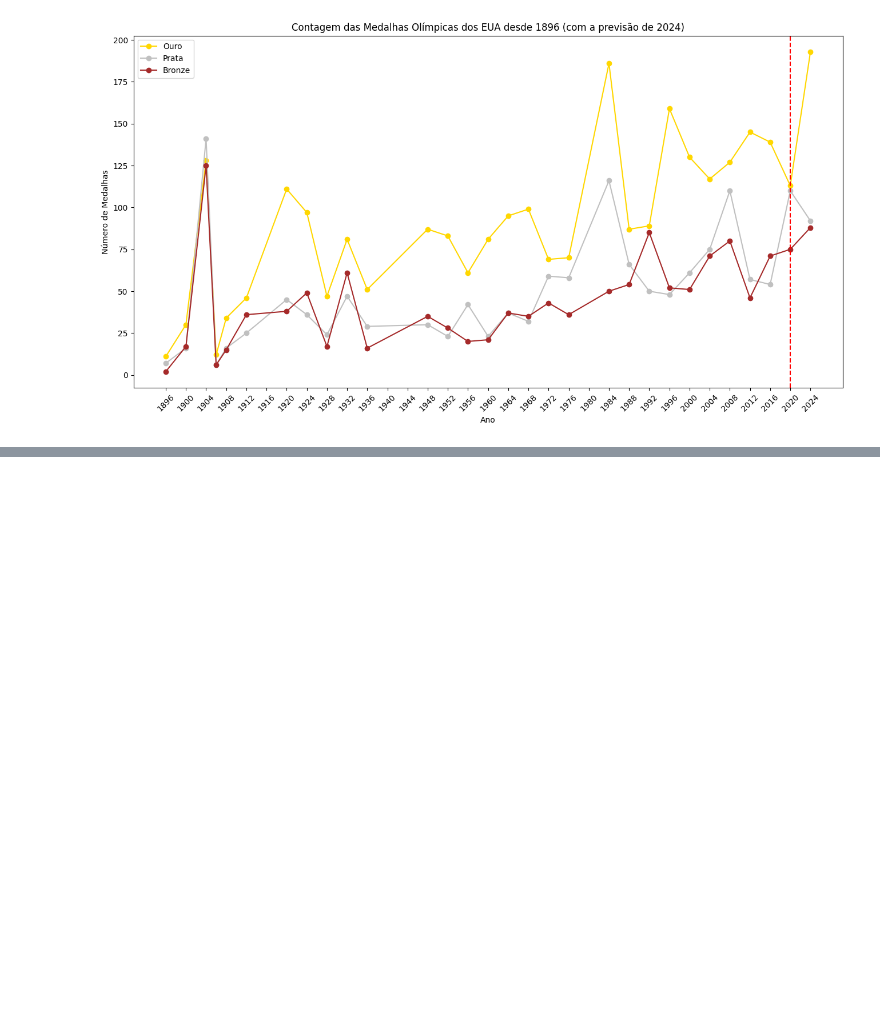
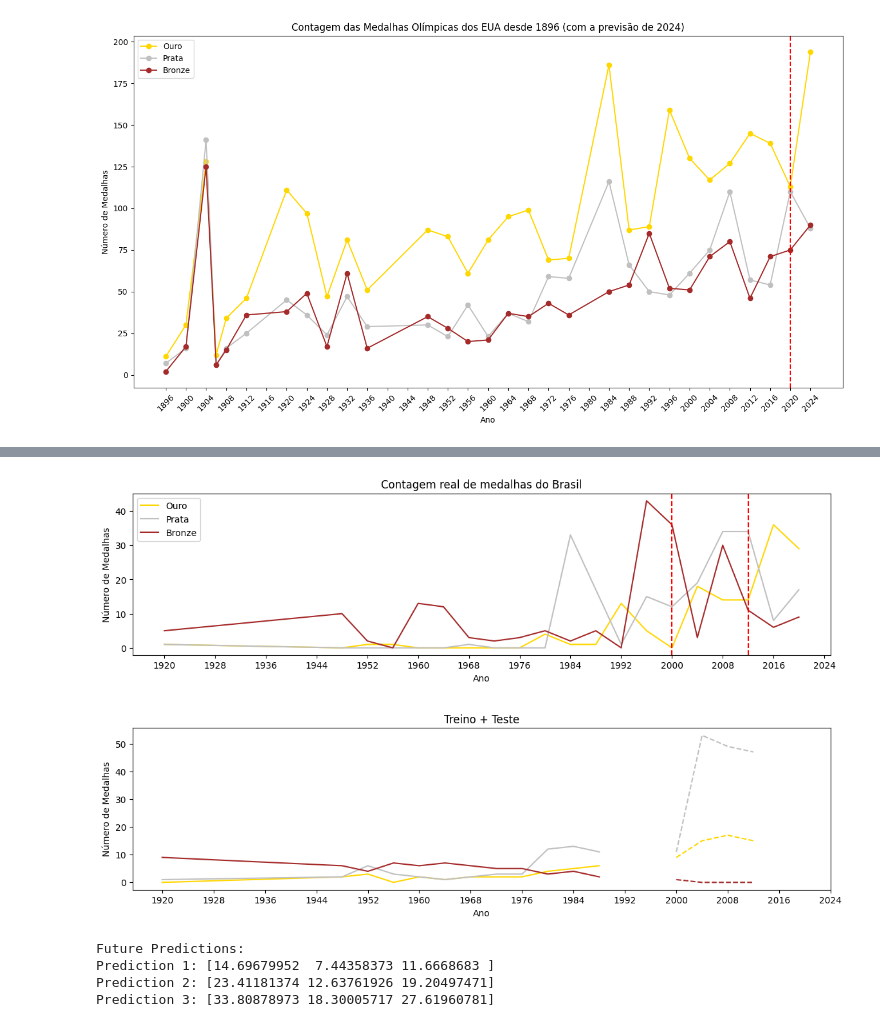
Before and after one commit to thiagonarcizo/formulacao-projetos, a Jupyter notebook: olimpiadas/tratamento.ipynb, the cells around one changed output, grey strips where cells are left out. Saved outputs shown, nothing was run; the diff lists cells and outputs as text; code cells hidden in the pictures; blank space fills up the shorter version.

Commit message:
brasil&china

```diff
--- a/olimpiadas/tratamento.ipynb
+++ b/olimpiadas/tratamento.ipynb
@@ -545,0 +713,72 @@ plt.show()
+# %%
+fig, (ax1, ax2) = plt.subplots(2, 1, figsize=(14, 8))
+
+df_trainBRAp = df_medalsBRA.copy()
+
+#removendo a coluna de atletas
+df_trainBRAp = df_trainBRAp.drop('Athlete Count', axis=1)
+
+#transformando Year em index
+df_trainBRAp.set_index('Year', inplace=True)
+
+#plot dos dados originais
+ax1.plot(df_trainBRAp['Gold'], color='gold')
+ax1.plot(df_trainBRAp['Silver'], color='silver')
+ax1.plot(df_trainBRAp['Bronze'], color='brown')
+ax1.set_title('Contagem real de medalhas do Brasil')
+ax1.set_xlabel('Ano')
+ax1.set_ylabel('Número de Medalhas')
+ax1.legend(['Ouro', 'Prata', 'Bronze'])
+ax1.set_xticks(range(1920, 2025, 8))
+ax1.axvline(x=2000, color='red', linestyle='--')
+ax1.axvline(x=2012, color='red', linestyle='--')
+
+#plota o treino e o teste
+ax2.plot(trainPredictPlot_dfBRA['Gold'], color='gold')
+ax2.plot(trainPredictPlot_dfBRA['Silver'], color='silver')
+ax2.plot(trainPredictPlot_dfBRA['Bronze'], color='brown')
+ax2.plot(testPredictPlot_dfBRA['Gold'], color='gold', linestyle='dashed')
+ax2.plot(testPredictPlot_dfBRA['Silver'], color='silver', linestyle='dashed')
+ax2.plot(testPredictPlot_dfBRA['Bronze'], color='brown', linestyle='dashed')
+ax2.set_title('Treino + Teste')
+ax2.set_xlabel('Ano')
+ax2.set_ylabel('Número de Medalhas')
+ax2.set_xticks(range(1920, 2025, 8))
+
+plt.subplots_adjust(hspace=0.45)
+
+plt.show()
+# %% [output]
+[figure, added]
+# %%
+#cria um array para armazenar as previsões futuras
+future_predictionsBRA = []
+
+#pega a última sequência
+last_sequenceBRA = testXBRA[-1]
+
+ #reshape da última sequência
+last_sequenceBRA = np.reshape(last_sequenceBRA, (1, last_sequenceBRA.shape[0], last_sequenceBRA.shape[1]))
+
+#gera as previsões futuras
+for _ in range(num_predictions):
+    next_predictionBRA = model.predict(last_sequenceBRA, verbose=0)
+
+    future_predictionsBRA.append(next_predictionBRA[0])
+
+    #atualiza a última sequência
+    last_sequenceBRA = np.append(last_sequenceBRA[:, :, :], [[next_predictionBRA[0]]], axis=1)
+
+#denormalize
+future_predictionsBRA = scaler.inverse_transform(future_predictionsBRA)
+
+future_predictionsBRA = future_predictionsBRA[:, :-1]
+
+print("Future Predictions:")
+for i, prediction in enumerate(future_predictionsBRA):
+    print(f"Prediction {i+1}: {prediction}")
+# %% [output]
+Future Predictions:
+Prediction 1: [14.69679952  7.44358373 11.6668683 ]
+Prediction 2: [23.41181374 12.63761926 19.20497471]
+Prediction 3: [33.80878973 18.30005717 27.61960781]
```
Also changed, not shown: parts of 21 cells of this notebook.
